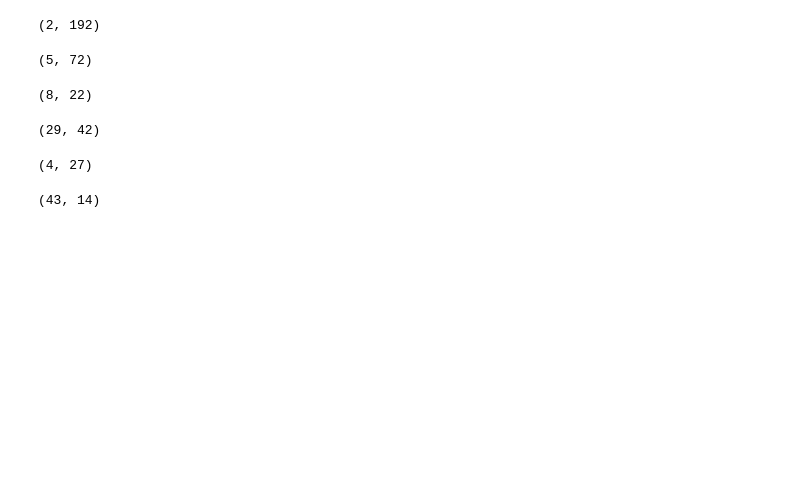
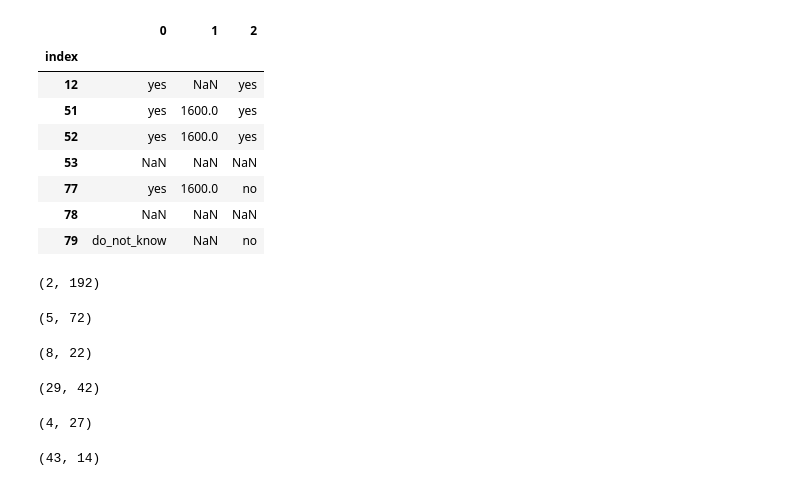
Before and after one commit to guillermosanchezg/NAUTIA, a Jupyter notebook: DesarrolloPy/NotebookTransform.ipynb, the cells around one changed output. Saved outputs shown, nothing was run; the diff lists cells and outputs as text; code cells hidden in the pictures; blank space fills up the shorter version.

```diff
--- a/DesarrolloPy/NotebookTransform.ipynb
+++ b/DesarrolloPy/NotebookTransform.ipynb
@@ -199,3 +206,23 @@ FarmyardCrop = pd.read_csv(getPath(mainpath,"NAUTIA_1_0_Farmyard_and_Crops_resul
+# %%
+df1 = dfFix(ComunalServices,"General_Information:Type_of_service","General_Information:Other_service")
+df1 = df1.isin(["gran_mill"])
+df2 = dfFix(ComunalServices,"Grain_Mill_Details:Available","Grain_Mill_Details:Type")
+df3 = dfFix(ComunalServices,"Grain_Mill_Details:Engine","Cementary_Details:Drainage")
+FS_GrainMill = concatDF(df2,df3)
+FS_GrainMill = get_valueBySector(df1,FS_GrainMill)
+mkCSV(FS_GrainMill,"FS_GrainMill.csv")
+# %%
+FS_GrainMill
+# %% [output]
+|  | 0 | 1 | 2 |
+| index |  |  |  |
+| 12 | yes | NaN | yes |
+| 51 | yes | 1600.0 | yes |
+| 52 | yes | 1600.0 | yes |
+| 53 | NaN | NaN | NaN |
+| 77 | yes | 1600.0 | no |
+| 78 | NaN | NaN | NaN |
+| 79 | do_not_know | NaN | no |
 # %%
 Bibliography.shape
 # %% [output]
```
Also changed, not shown: parts of 10 cells of this notebook, 21 other files.
